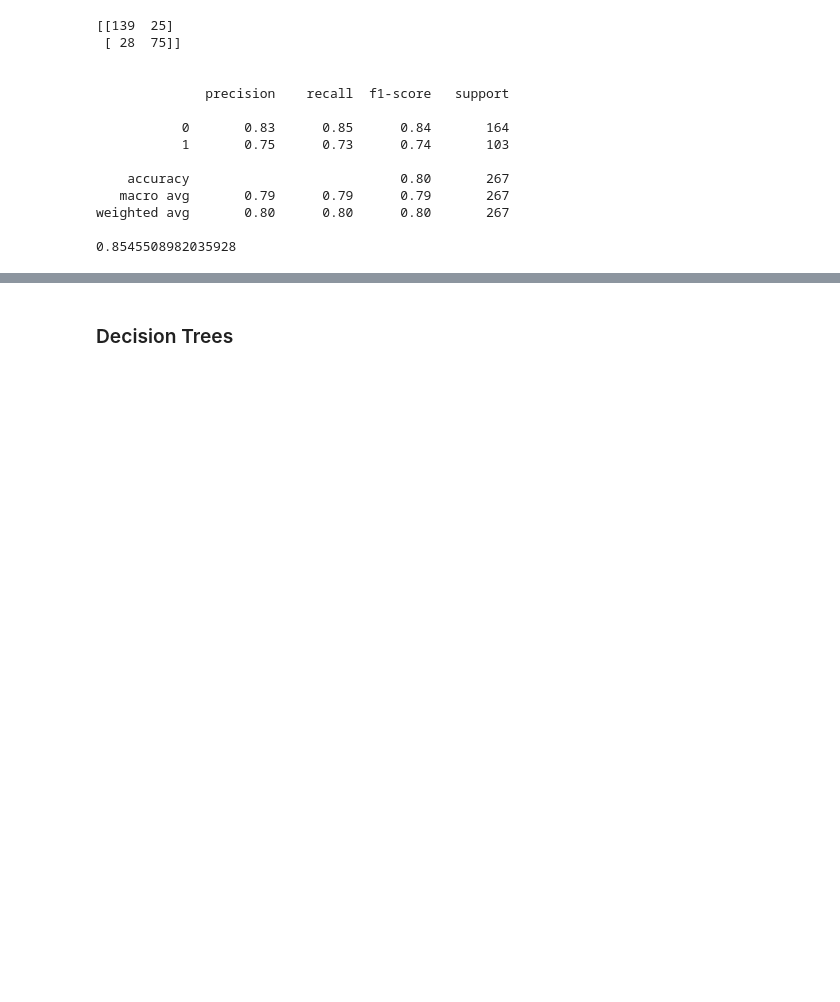
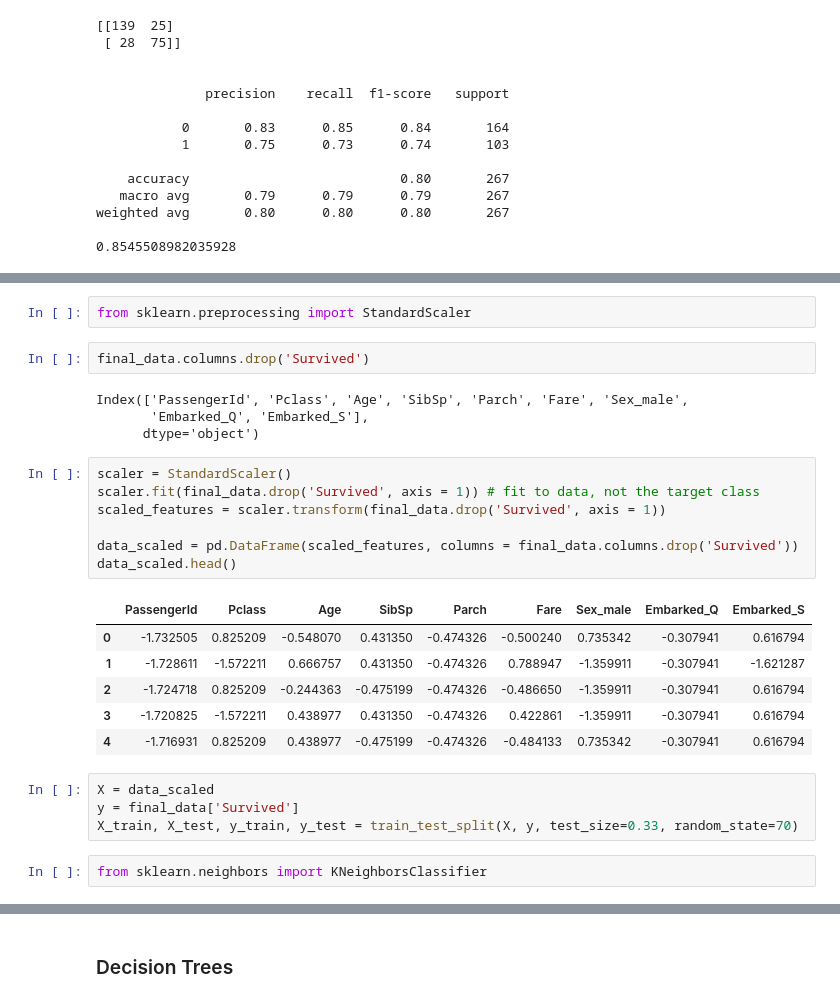
Before and after one commit to dwang0120/titanic-ML, a Jupyter notebook: Titanic - Machine Learning from Disaster.ipynb, the cells around one changed output, grey strips where cells are left out. Drawn from its saved outputs; the diff is of its cells as text; blank space fills up the shorter version.

```diff
--- a/Titanic - Machine Learning from Disaster.ipynb
+++ b/Titanic - Machine Learning from Disaster.ipynb
@@ -312,0 +395,28 @@ weighted avg       0.80      0.80      0.80       267
+# %%
+from sklearn.preprocessing import StandardScaler
+# %%
+final_data.columns.drop('Survived')
+# %% [output]
+Index(['PassengerId', 'Pclass', 'Age', 'SibSp', 'Parch', 'Fare', 'Sex_male',
+       'Embarked_Q', 'Embarked_S'],
+      dtype='object')
+# %%
+scaler = StandardScaler()
+scaler.fit(final_data.drop('Survived', axis = 1)) # fit to data, not the target class
+scaled_features = scaler.transform(final_data.drop('Survived', axis = 1))
+
+data_scaled = pd.DataFrame(scaled_features, columns = final_data.columns.drop('Survived'))
+data_scaled.head()
+# %% [output]
+|  | PassengerId | Pclass | Age | SibSp | Parch | Fare | Sex_male | Embarked_Q | Embarked_S |
+| 0 | -1.732505 | 0.825209 | -0.548070 | 0.431350 | -0.474326 | -0.500240 | 0.735342 | -0.307941 | 0.616794 |
+| 1 | -1.728611 | -1.572211 | 0.666757 | 0.431350 | -0.474326 | 0.788947 | -1.359911 | -0.307941 | -1.621287 |
+| 2 | -1.724718 | 0.825209 | -0.244363 | -0.475199 | -0.474326 | -0.486650 | -1.359911 | -0.307941 | 0.616794 |
+| 3 | -1.720825 | -1.572211 | 0.438977 | 0.431350 | -0.474326 | 0.422861 | -1.359911 | -0.307941 | 0.616794 |
+| 4 | -1.716931 | 0.825209 | 0.438977 | -0.475199 | -0.474326 | -0.484133 | 0.735342 | -0.307941 | 0.616794 |
+# %%
+X = data_scaled
+y = final_data['Survived']
+X_train, X_test, y_train, y_test = train_test_split(X, y, test_size=0.33, random_state=70)
+# %%
+from sklearn.neighbors import KNeighborsClassifier
```
Also changed, not shown: parts of 16 cells of this notebook.
